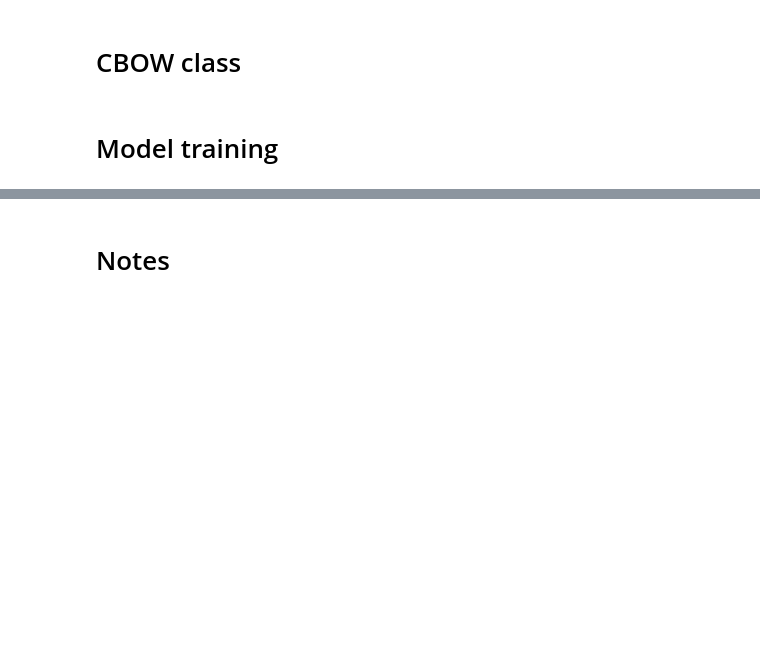
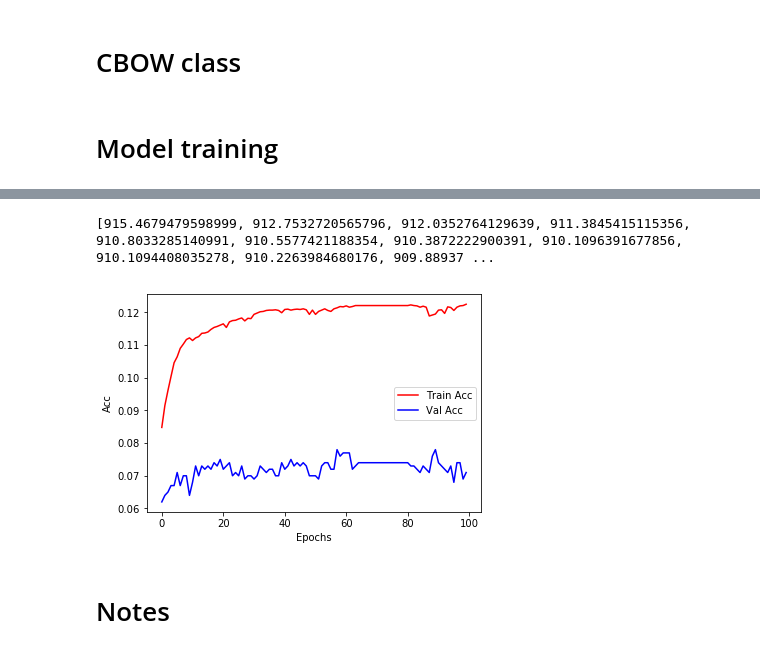
Before and after one commit to mari756h/The_unemployed_cells, a Jupyter notebook: continuous_bag_of_words.ipynb, the cells around one changed output, grey strips where cells are left out. Drawn from its saved outputs; the diff is of its cells as text; code cells hidden in the pictures; blank space fills up the shorter version.

```diff
--- a/continuous_bag_of_words.ipynb
+++ b/continuous_bag_of_words.ipynb
@@ -69,7 +69,7 @@ def make_context_pairs(data, word_to_idx, window_size=2):
 train, train_counts, word_to_idx = corpus_counts(path='data/ptb.train.txt', verbose=False)
 # %%
 # Set window size
-ws = 1
+ws = 2
 # %%
 # Load training data
 #words, word_to_idx = data_loader(path='data/ptb.train.txt', window_size=2)
@@ -121,8 +121,9 @@ class cbow(nn.Module):
         self.linear2 = nn.Linear(in_features=128, out_features=vocab_size, bias=False)
 
     def forward(self, inputs):
-        embeds = self.embeddings(inputs).view((1, -1))
-        out = F.relu(self.linear1(embeds))
+        embeds = self.embeddings(inputs)#.view((1, -1))
+        #print(embeds.shape, embeds.view((-1, 4)).shape)
+        out = F.relu(self.linear1(embeds.view((-1, 4))))
         out = self.linear2(out)
         probs = F.softmax(out, dim=1)
         return probs
@@ -131,8 +132,8 @@ class cbow(nn.Module):
 # %%
 # Set loss, model and optimizer
 loss_function = nn.CrossEntropyLoss()
-model = cbow(vocab_size=len(train_counts), embedding_dim=4, window_size=ws*2)
-optimizer = optim.SGD(model.parameters(), lr=0.001)
+model = cbow(vocab_size=len(train_counts), embedding_dim=1, window_size=ws*2)
+optimizer = optim.Adam(model.parameters(), lr=0.01)
 # %%
 # Look at loaded model
 model
@@ -143,4 +144,27 @@ cbow(
   (linear2): Linear(in_features=128, out_features=9999, bias=False)
 )
+# %%
+# Get batch slice
+def get_batch(batch_size, i):
+    start_idx = i*batch_size
+    end_idx = (i+1)*batch_size
+    return start_idx, end_idx
+
+def batch_to_context(batch, word_to_idx):
+    x_batch, y_batch =  [], []
+
+    # Run through samples
+    for context, target in batch:
+        x = [word_to_idx[w] for w in context]
+        y = word_to_idx[target]
+
+        # Append idx words to batch
+        x_batch.append(x)
+        y_batch.append(y)
+
+    # Make tensors
+    x_batch = torch.tensor(x_batch, dtype=torch.long)
+    y_batch = torch.tensor(y_batch, dtype=torch.long)
+    return x_batch, y_batch
 # %%
 losses = []
@@ -203,0 +279,15 @@ print(losses)  # The loss decreased every iteration over the training data!
+# %%
+print(losses)  # The loss does not decrease that much...
+# %% [output]
+[915.4679479598999, 912.7532720565796, 912.0352764129639, 911.3845415115356, 910.8033285140991, 910.5577421188354, 910.3872222900391, 910.1096391677856, 910.1094408035278, 910.2263984680176, 909.88937 ...
+# %%
+# Plot training and validation performances
+epoch = np.arange(max_epochs)
+plt.figure()
+plt.plot(epoch, train_acc, 'r', epoch, valid_acc, 'b')
+plt.legend(['Train Acc', 'Val Acc'])
+plt.xlabel('Epochs')
+plt.ylabel('Acc')
+plt.show()
+# %% [output]
+[figure, added]
```
Also changed, not shown: parts of 5 cells of this notebook.
